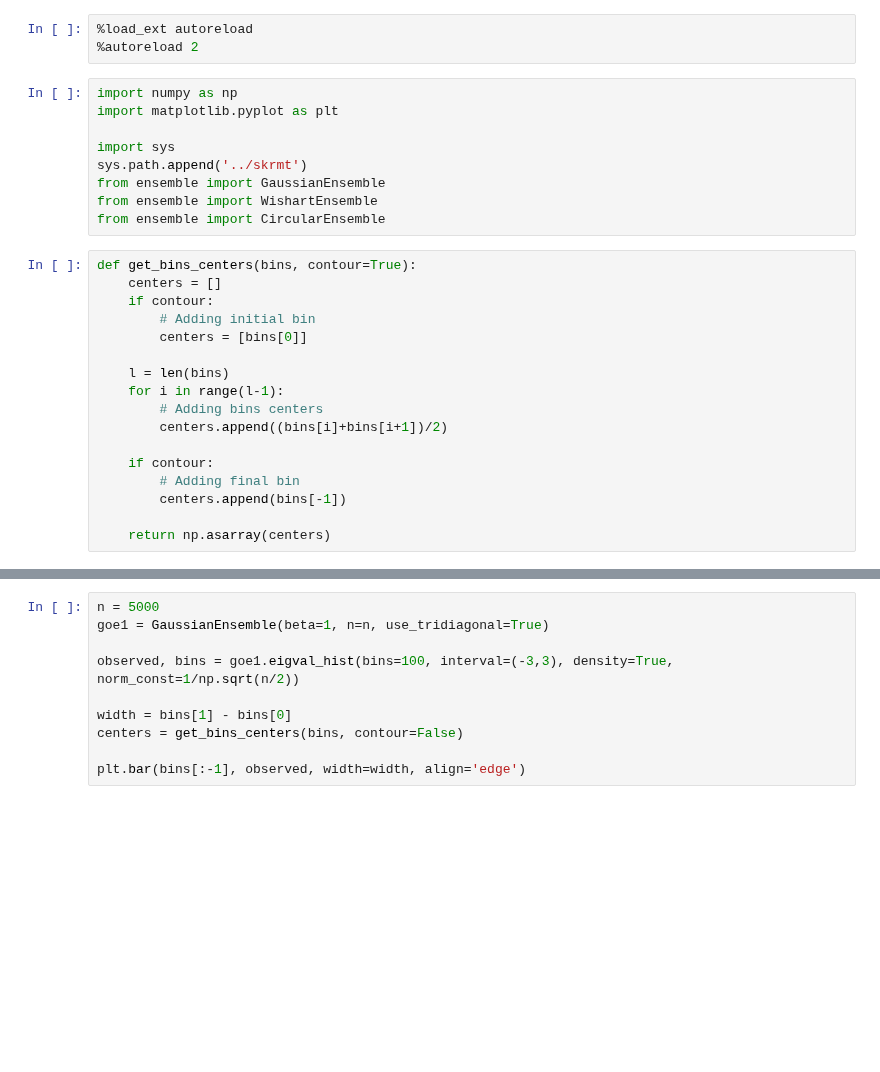
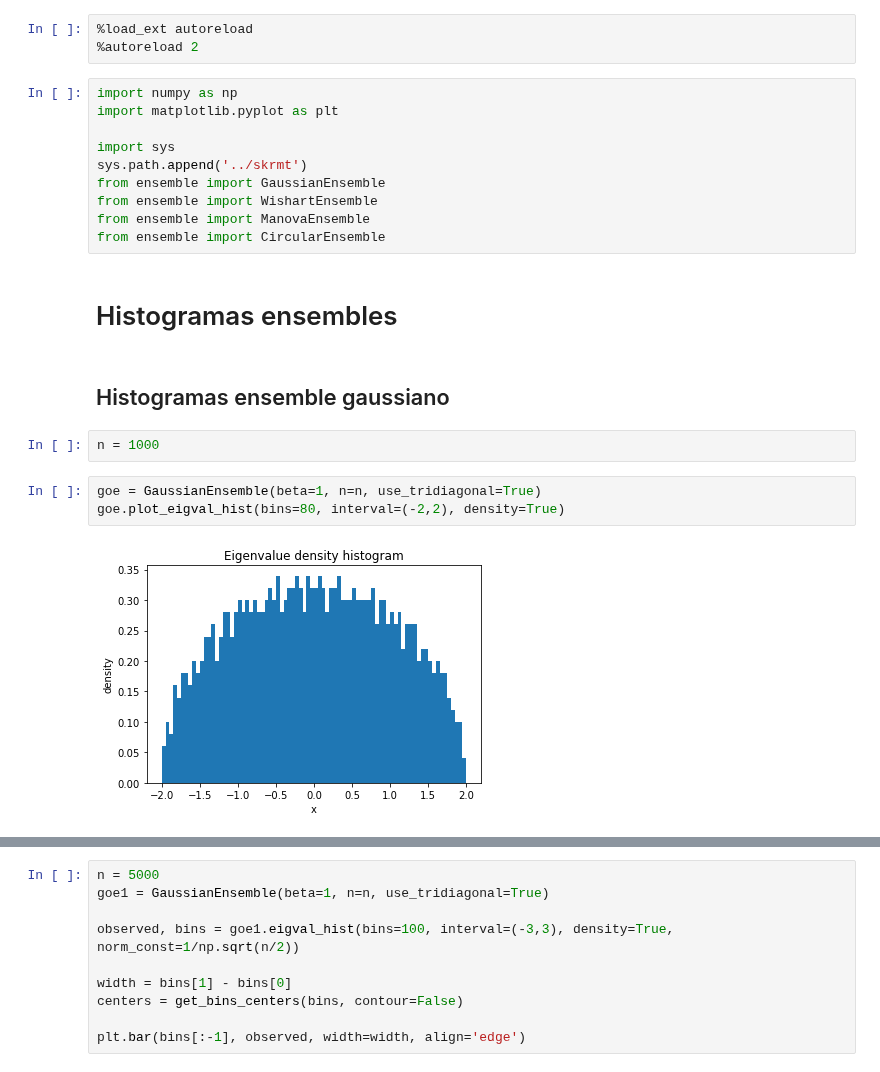
Before and after one commit to AlejandroSantorum/scikit-rmt, a Jupyter notebook: notebooks/ensemble_sims.ipynb, the cells around one changed output, grey strips where cells are left out. Saved outputs shown, nothing was run; the diff lists cells and outputs as text; blank space fills up the shorter version.

```diff
--- a/notebooks/ensemble_sims.ipynb
+++ b/notebooks/ensemble_sims.ipynb
@@ -9,21 +9,16 @@ import sys
 sys.path.append('../skrmt')
 from ensemble import GaussianEnsemble
 from ensemble import WishartEnsemble
+from ensemble import ManovaEnsemble
 from ensemble import CircularEnsemble
-# %%
-def get_bins_centers(bins, contour=True):
-    centers = []
-    if contour:
-        # Adding initial bin
-        centers = [bins[0]]
-
-    l = len(bins)
-    for i in range(l-1):
-        # Adding bins centers
-        centers.append((bins[i]+bins[i+1])/2)
-
-    if contour:
-        # Adding final bin
-        centers.append(bins[-1])
-
-    return np.asarray(centers)
+# %% [markdown]
+# Histogramas ensembles
+# %% [markdown]
+## Histogramas ensemble gaussiano
+# %%
+n = 1000
+# %%
+goe = GaussianEnsemble(beta=1, n=n, use_tridiagonal=True)
+goe.plot_eigval_hist(bins=80, interval=(-2,2), density=True)
+# %% [output]
+[figure, added]
```
Also changed, not shown: parts of 36 cells of this notebook, 3 other files.
